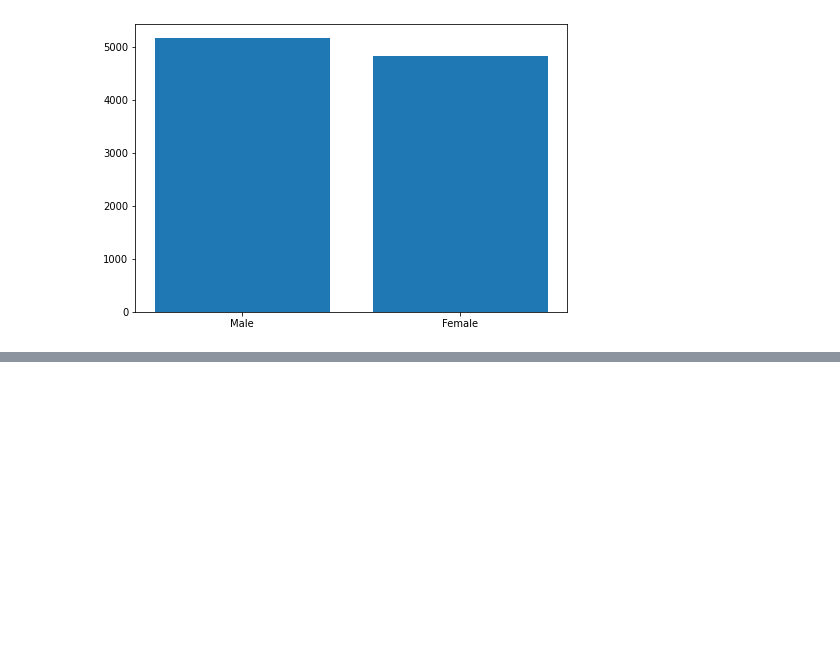
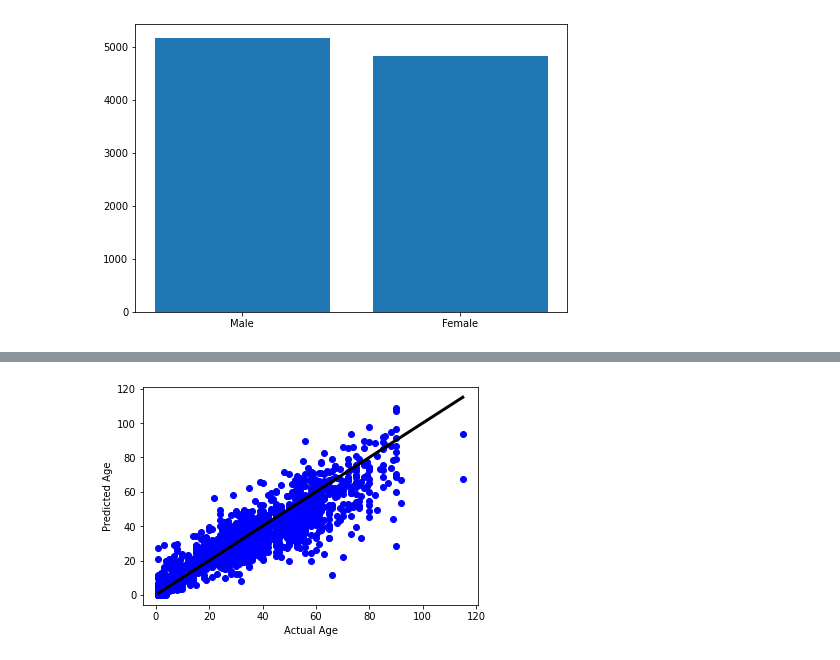
Before and after one commit to link4rkv/age-gender-prediction, a Jupyter notebook: age-gender-prediction.ipynb, the cells around one changed output, grey strips where cells are left out. Cells and saved outputs as stored; diff of their text form; code cells hidden in the pictures; blank space fills up the shorter version.

```diff
--- a/age-gender-prediction.ipynb
+++ b/age-gender-prediction.ipynb
@@ -161,0 +170,10 @@ Predicted Gender: Male
+# %%
+predictions = model.predict(X_test)
+
+plt.scatter(Y_test_final[0], predictions[0], color = 'blue')
+plt.plot([Y_test_final[0].min(), Y_test_final[0].max()], [Y_test_final[0].min(), Y_test_final[0].max()], color = 'black', linewidth = 3)
+plt.xlabel('Actual Age')
+plt.ylabel('Predicted Age')
+plt.show()
+# %% [output]
+[figure, added]
```
Also changed, not shown: parts of 4 cells of this notebook.
